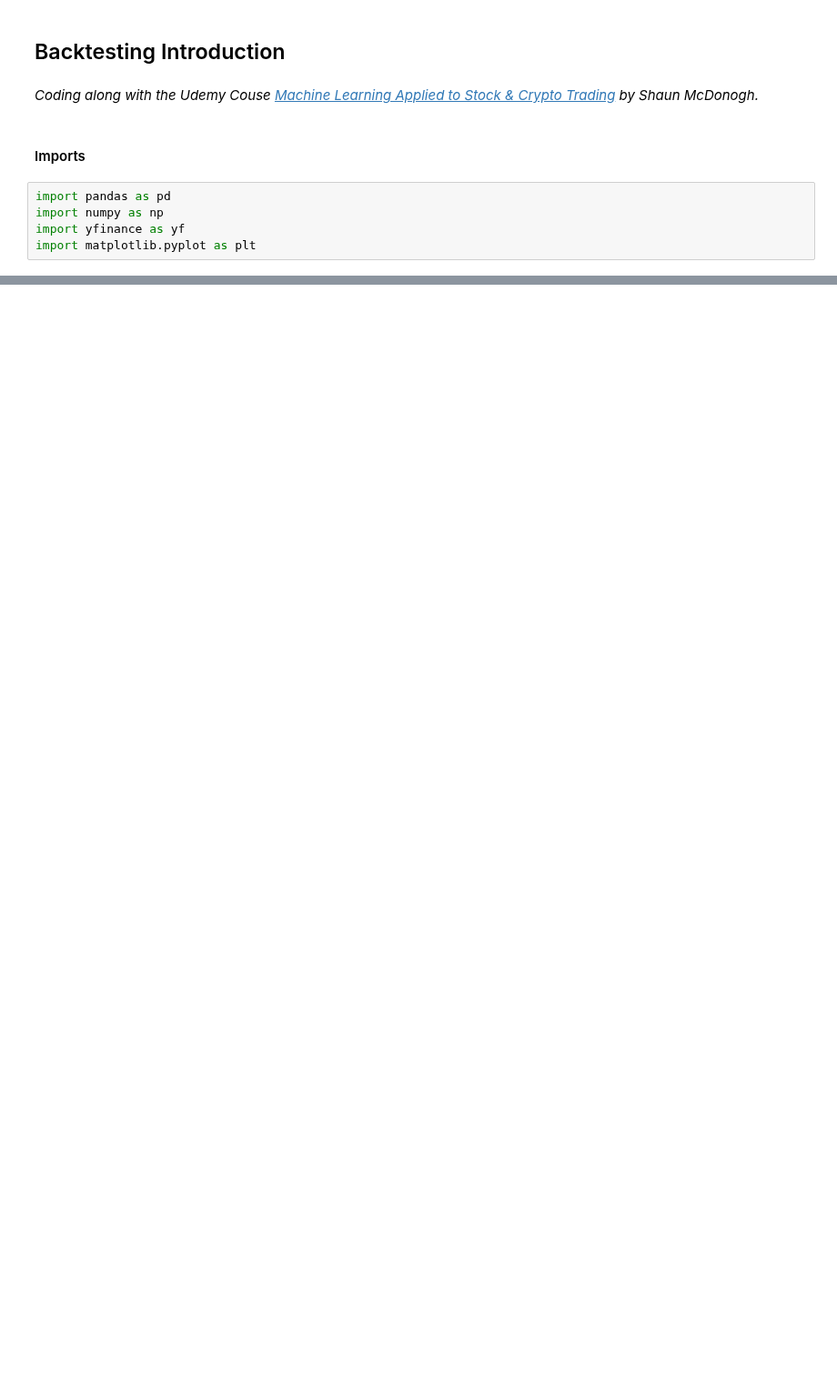
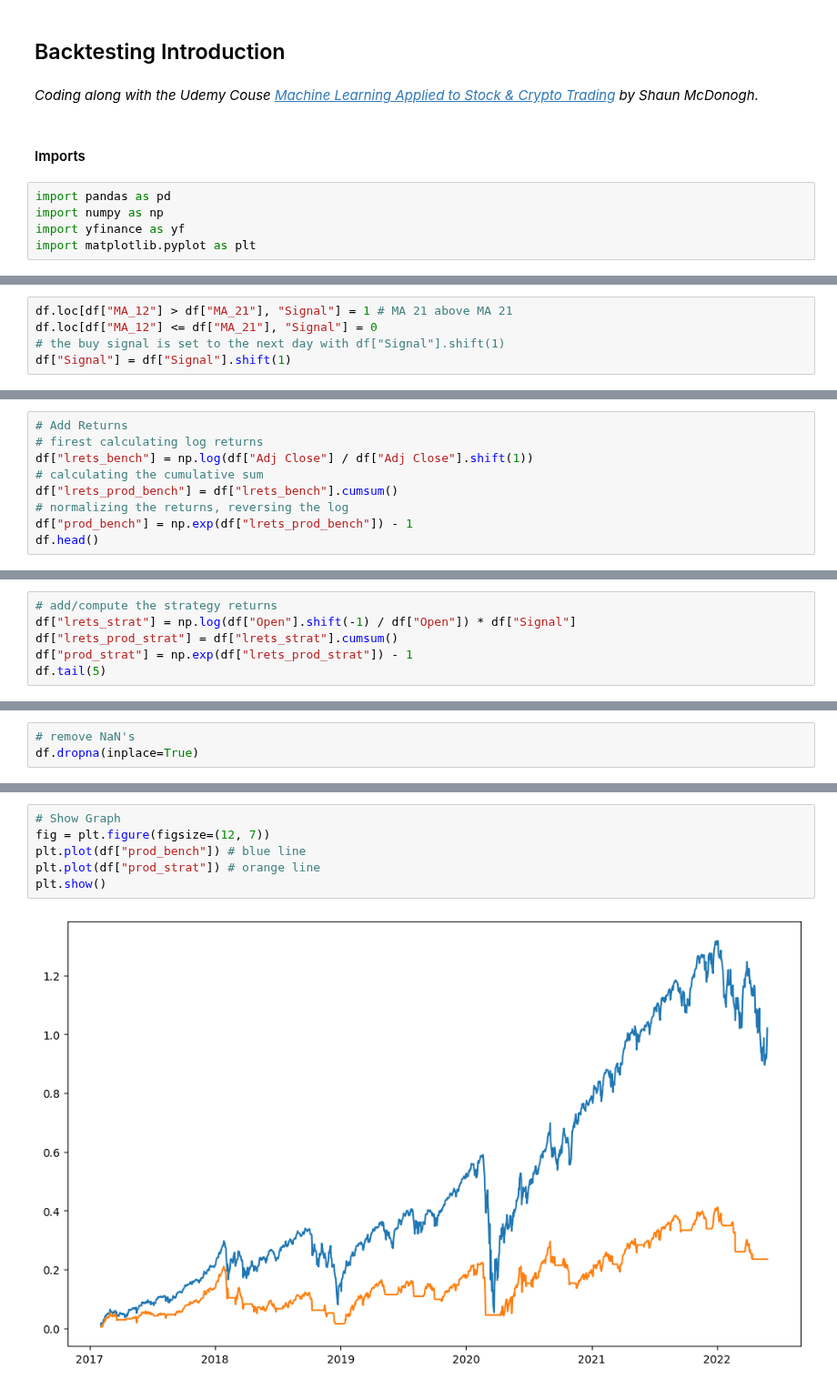
Before and after one commit to mindeleven/Analyzing-financial-data-with-python-and-rust, a Jupyter notebook: algorithmic_trading/ml-applied-to-trading-mcdonogh/Notebooks/02_backtesting_introduction.ipynb, the cells around one changed output, grey strips where cells are left out. Shown at 91% size. Cells and saved outputs as stored; diff of their text form; blank space fills up the shorter version.

```diff
--- a/algorithmic_trading/ml-applied-to-trading-mcdonogh/Notebooks/02_backtesting_introduction.ipynb
+++ b/algorithmic_trading/ml-applied-to-trading-mcdonogh/Notebooks/02_backtesting_introduction.ipynb
@@ -28,0 +85,5 @@ df.head(3)
+# %%
+df.loc[df["MA_12"] > df["MA_21"], "Signal"] = 1 # MA 21 above MA 21
+df.loc[df["MA_12"] <= df["MA_21"], "Signal"] = 0
+# the buy signal is set to the next day with df["Signal"].shift(1)
+df["Signal"] = df["Signal"].shift(1)
@@ -28,0 +117,9 @@ df.head(3)
+# %%
+# Add Returns
+# firest calculating log returns
+df["lrets_bench"] = np.log(df["Adj Close"] / df["Adj Close"].shift(1))
+# calculating the cumulative sum
+df["lrets_prod_bench"] = df["lrets_bench"].cumsum()
+# normalizing the returns, reversing the log
+df["prod_bench"] = np.exp(df["lrets_prod_bench"]) - 1
+df.head()
@@ -28,0 +134,6 @@ df.head(3)
+# %%
+# add/compute the strategy returns
+df["lrets_strat"] = np.log(df["Open"].shift(-1) / df["Open"]) * df["Signal"]
+df["lrets_prod_strat"] = df["lrets_strat"].cumsum()
+df["prod_strat"] = np.exp(df["lrets_prod_strat"]) - 1
+df.tail(5)
@@ -28,0 +148,3 @@ df.head(3)
+# %%
+# remove NaN's
+df.dropna(inplace=True)
@@ -28,0 +175,8 @@ df.head(3)
+# %%
+# Show Graph
+fig = plt.figure(figsize=(12, 7))
+plt.plot(df["prod_bench"]) # blue line
+plt.plot(df["prod_strat"]) # orange line
+plt.show()
+# %% [output]
+[figure, added]
```
Also changed, not shown: parts of 23 cells of this notebook.
